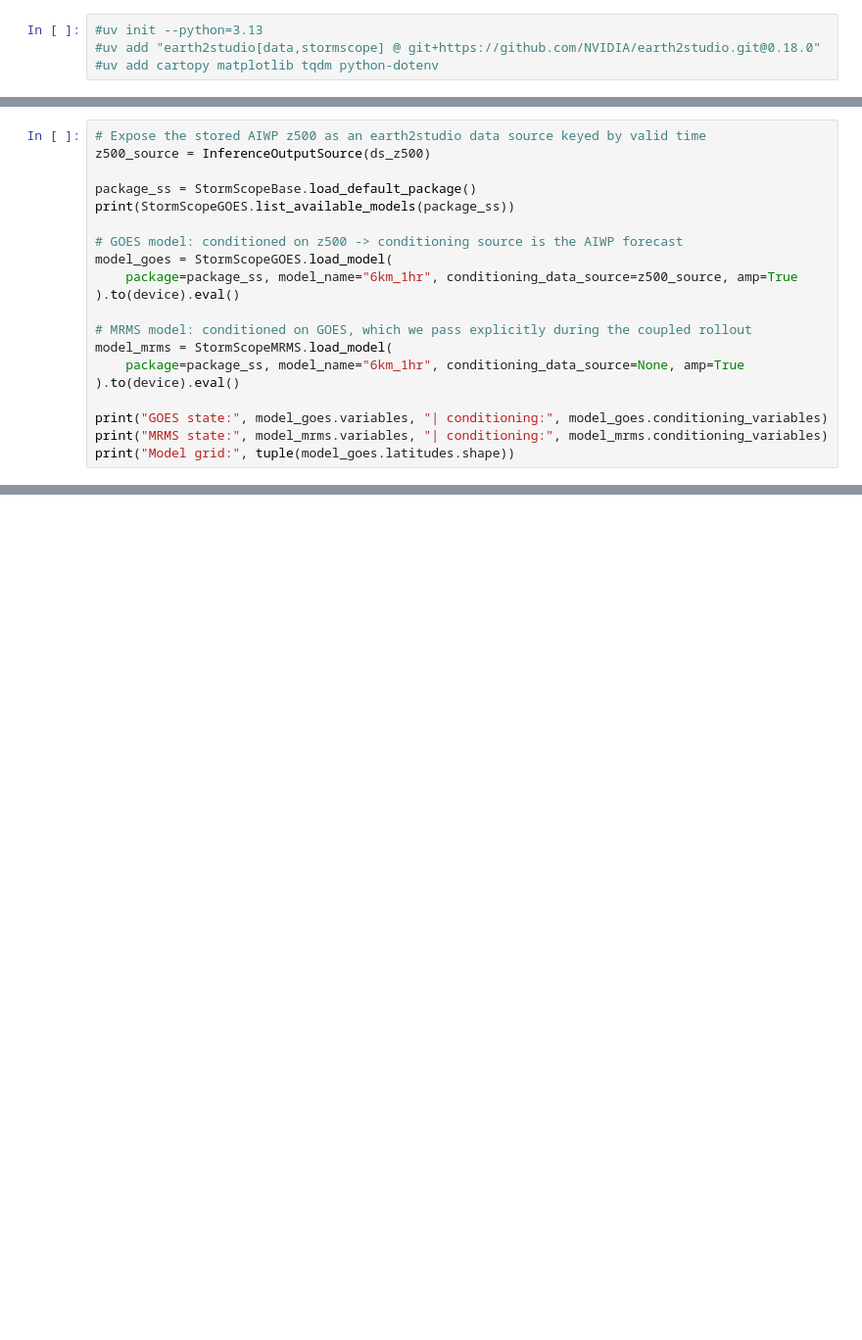
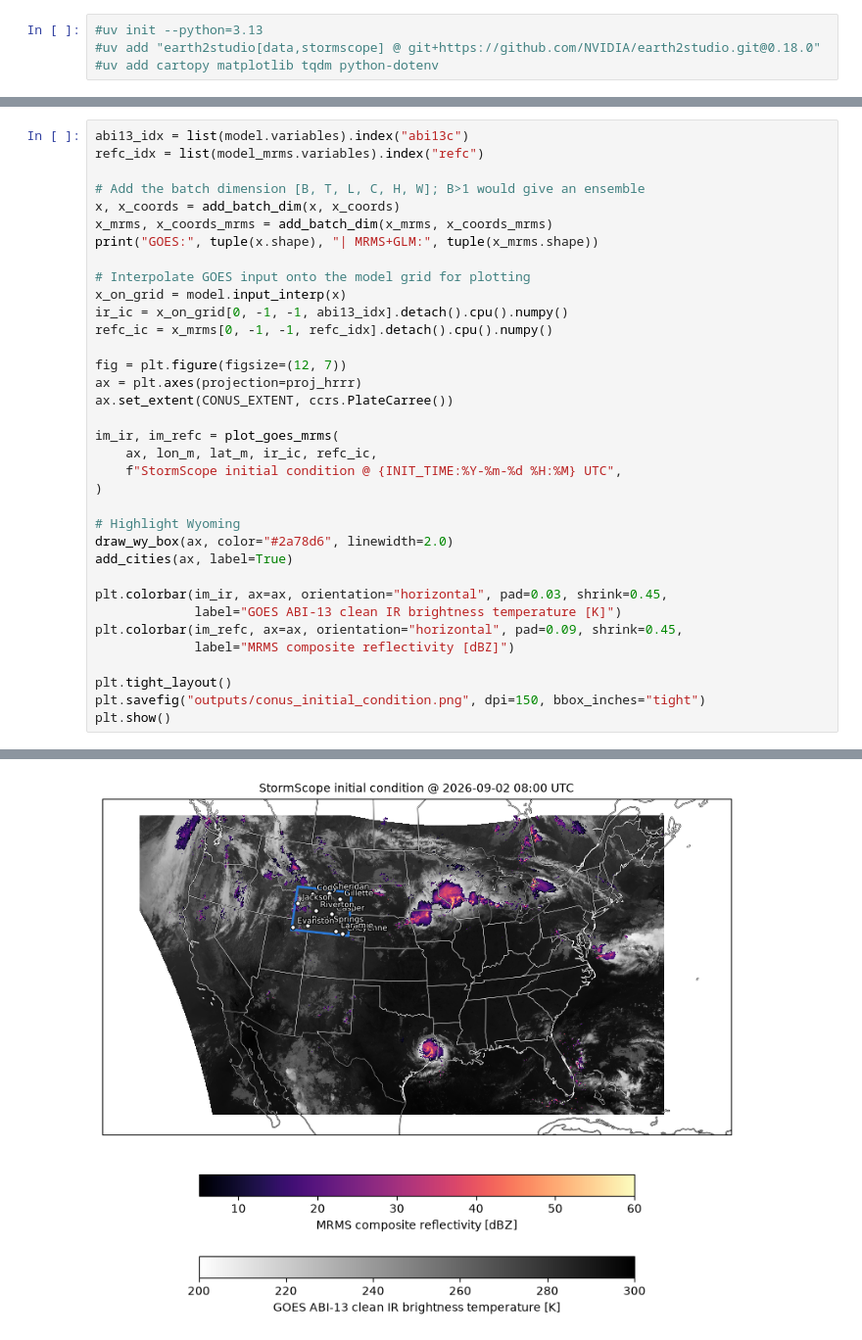
Before and after one commit to negin513/wyoming-ai-forecast, a Jupyter notebook: aiwp_stormscope_wyoming-Copy1.ipynb, the cells around one changed output, grey strips where cells are left out. Shown at 98% size. Cells and saved outputs as stored; diff of their text form; blank space fills up the shorter version.

```diff
--- a/aiwp_stormscope_wyoming-Copy1.ipynb
+++ b/aiwp_stormscope_wyoming-Copy1.ipynb
@@ -953,20 +493,0 @@ Data variables:
-# %%
-# Expose the stored AIWP z500 as an earth2studio data source keyed by valid time
-z500_source = InferenceOutputSource(ds_z500)
-
-package_ss = StormScopeBase.load_default_package()
-print(StormScopeGOES.list_available_models(package_ss))
-
-# GOES model: conditioned on z500 -> conditioning source is the AIWP forecast
-model_goes = StormScopeGOES.load_model(
-    package=package_ss, model_name="6km_1hr", conditioning_data_source=z500_source, amp=True
-).to(device).eval()
-
-# MRMS model: conditioned on GOES, which we pass explicitly during the coupled rollout
-model_mrms = StormScopeMRMS.load_model(
-    package=package_ss, model_name="6km_1hr", conditioning_data_source=None, amp=True
-).to(device).eval()
-
-print("GOES state:", model_goes.variables, "| conditioning:", model_goes.conditioning_variables)
-print("MRMS state:", model_mrms.variables, "| conditioning:", model_mrms.conditioning_variables)
-print("Model grid:", tuple(model_goes.latitudes.shape))
@@ -1288,0 +501,36 @@ Data variables:
+# %%
+abi13_idx = list(model.variables).index("abi13c")
+refc_idx = list(model_mrms.variables).index("refc")
+
+# Add the batch dimension [B, T, L, C, H, W]; B>1 would give an ensemble
+x, x_coords = add_batch_dim(x, x_coords)
+x_mrms, x_coords_mrms = add_batch_dim(x_mrms, x_coords_mrms)
+print("GOES:", tuple(x.shape), "| MRMS+GLM:", tuple(x_mrms.shape))
+
+# Interpolate GOES input onto the model grid for plotting
+x_on_grid = model.input_interp(x)
+ir_ic = x_on_grid[0, -1, -1, abi13_idx].detach().cpu().numpy()
+refc_ic = x_mrms[0, -1, -1, refc_idx].detach().cpu().numpy()
+
+fig = plt.figure(figsize=(12, 7))
+ax = plt.axes(projection=proj_hrrr)
+ax.set_extent(CONUS_EXTENT, ccrs.PlateCarree())
+
+im_ir, im_refc = plot_goes_mrms(
+    ax, lon_m, lat_m, ir_ic, refc_ic,
+    f"StormScope initial condition @ {INIT_TIME:%Y-%m-%d %H:%M} UTC",
+)
+
+# Highlight Wyoming
+draw_wy_box(ax, color="#2a78d6", linewidth=2.0)
+add_cities(ax, label=True)
+
+plt.colorbar(im_ir, ax=ax, orientation="horizontal", pad=0.03, shrink=0.45,
+             label="GOES ABI-13 clean IR brightness temperature [K]")
+plt.colorbar(im_refc, ax=ax, orientation="horizontal", pad=0.09, shrink=0.45,
+             label="MRMS composite reflectivity [dBZ]")
+
+plt.tight_layout()
+plt.savefig("outputs/conus_initial_condition.png", dpi=150, bbox_inches="tight")
+plt.show()
+# %% [output]
@@ -1288,0 +546 @@ Data variables:
+[figure, added]
```
Also changed, not shown: parts of 60 cells of this notebook.
